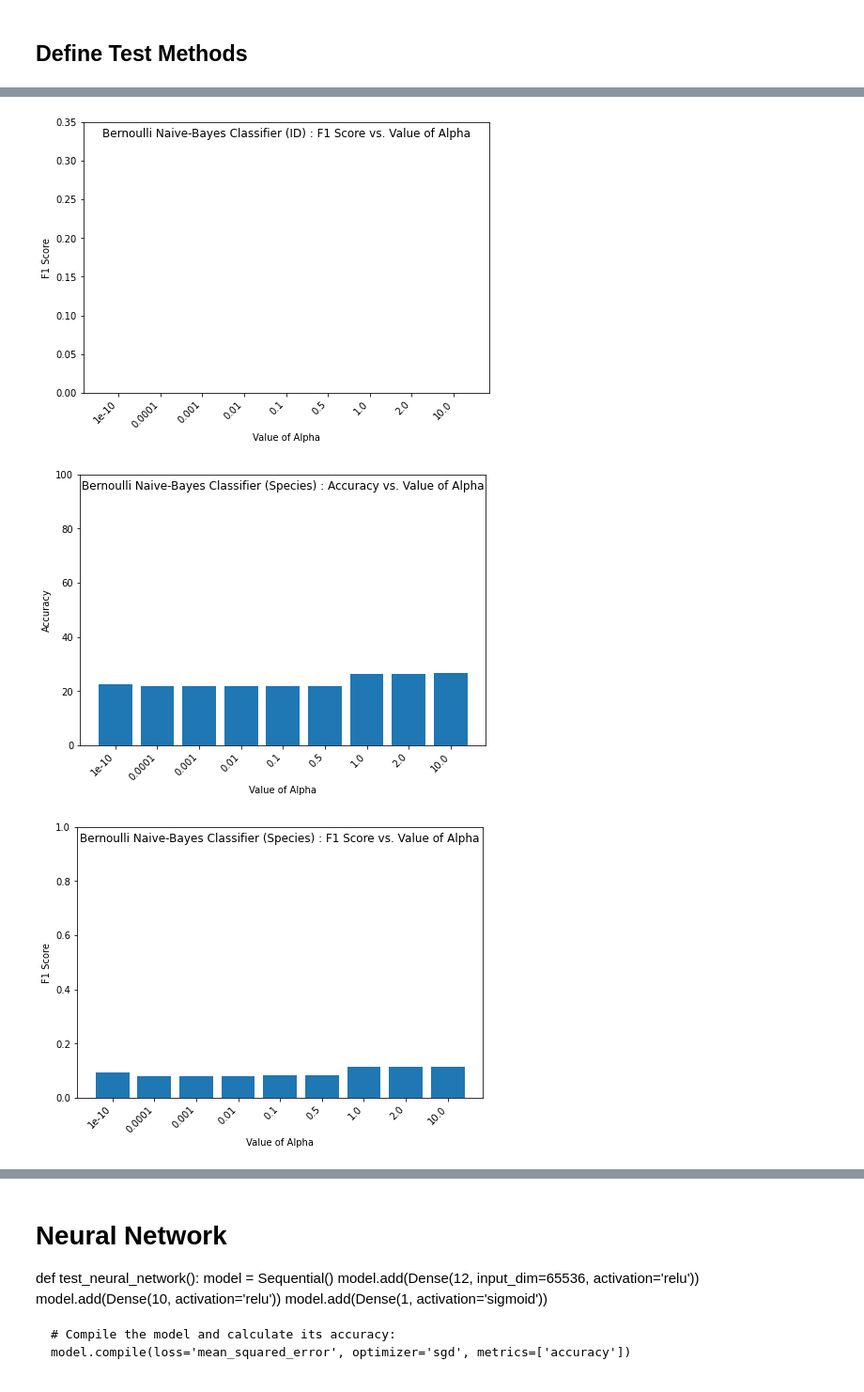
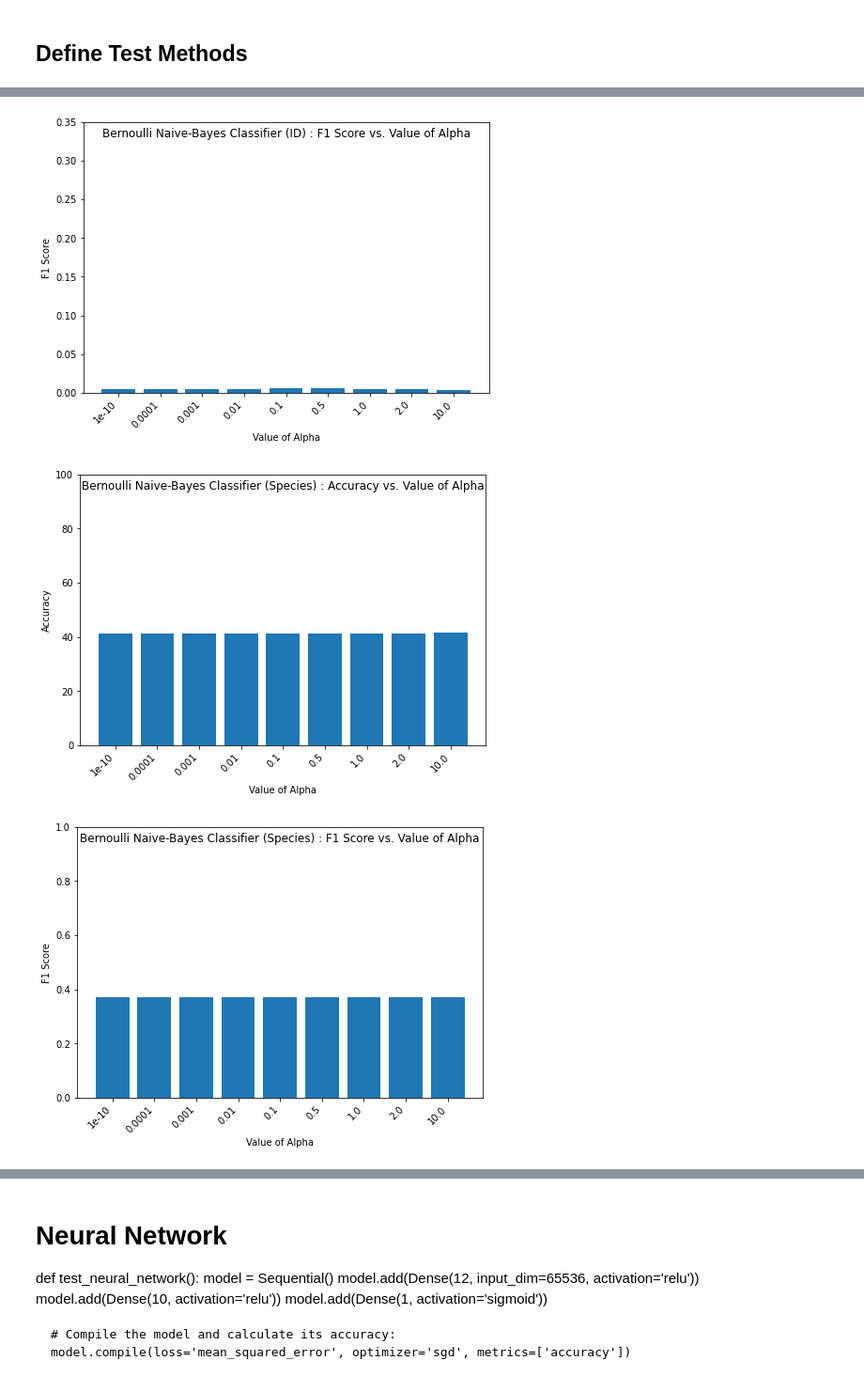
Before and after one commit to landmund/w207-spring2022-final-project-wong-chen-lim, a Jupyter notebook: Basic_Classifiers.ipynb, the cells around one changed output, grey strips where cells are left out. Shown at 94% size. Saved outputs shown, nothing was run; the diff lists cells and outputs as text; code cells hidden in the pictures.

```diff
--- a/Basic_Classifiers.ipynb
+++ b/Basic_Classifiers.ipynb
@@ -140,0 +146,9 @@ train_ids = np.array(train_ids).reshape(-1, 1)
+# %%
+NUM_COMPONENTS = 15
+
+train_features_std = StandardScaler().fit_transform(train_features)
+test_features_std = StandardScaler().fit_transform(test_features)
+
+sklearn_pca = sklearnPCA(n_components=NUM_COMPONENTS)
+train_features_pca = sklearn_pca.fit_transform(train_features_std)
+test_features_pca = sklearn_pca.transform(test_features_std)
@@ -217,9 +237,9 @@ for i in tqdm(range(len(k_values))):
     # Test IDs
     ac,f1 = test_model_accuracy(
         knnmodel,
-        train_features,
+        train_features_pca,
         train_ids,
-        test_features,
+        test_features_pca,
         test_ids
     )
 
@@ -229,9 +249,9 @@ for i in tqdm(range(len(k_values))):
     # Test species
     ac,f1 = test_model_accuracy(
         knnmodel,
-        train_features,
+        train_features_pca,
         train_labels,
-        test_features,
+        test_features_pca,
         test_labels
     )
 
@@ -260,9 +280,9 @@ for i in tqdm(range(len(alpha_list))):
     # Test IDs
     ac,f1 = test_model_accuracy(
         nbmodel,
-        train_features,
+        train_features_pca,
         train_ids,
-        test_features,
+        test_features_pca,
         test_ids
     )
 
@@ -272,9 +292,9 @@ for i in tqdm(range(len(alpha_list))):
     # Test species
     ac,f1 = test_model_accuracy(
         nbmodel,
-        train_features,
+        train_features_pca,
         train_labels,
-        test_features,
+        test_features_pca,
         test_labels
     )
 
@@ -288,3 +308,3 @@ plot_scores(alpha_list, nb_species_acc, nb_species_f1_list, "Alpha", "Accuracy",
-[figure, old version]
+[figure, new version]
-[figure, old version]
+[figure, new version]
-[figure, old version]
+[figure, new version]
```
Also changed, not shown: parts of 13 cells of this notebook.
